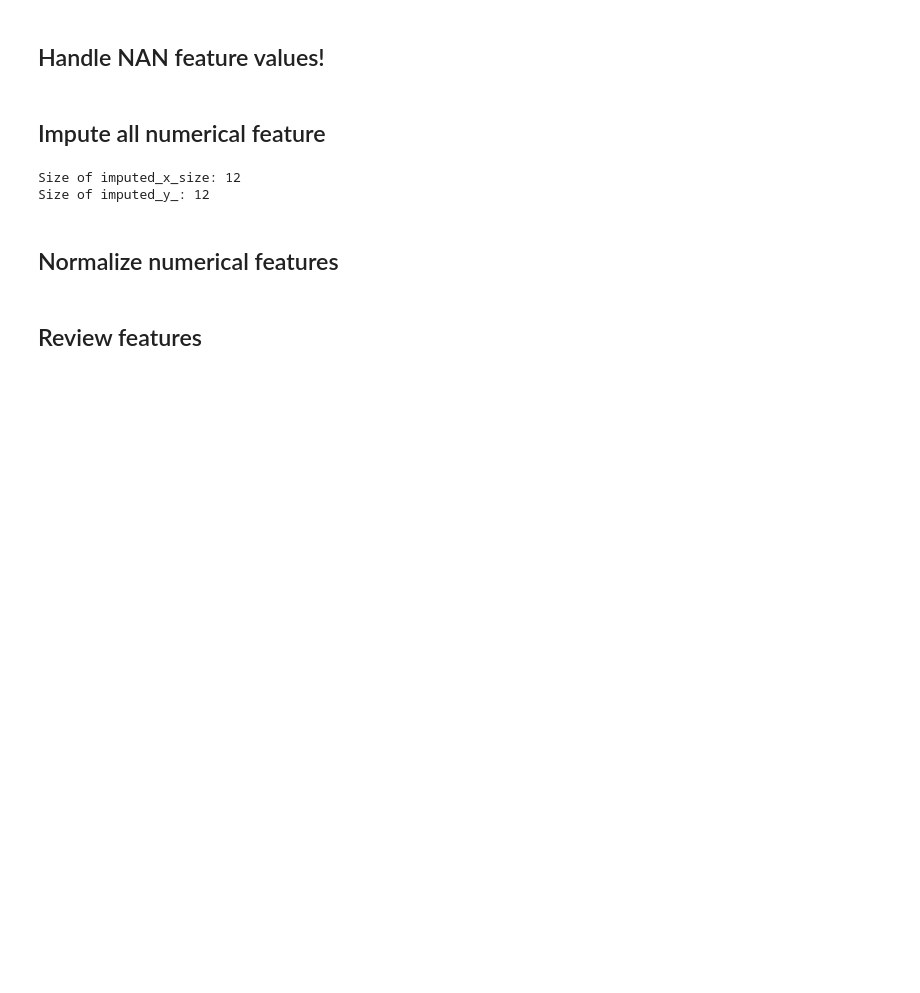
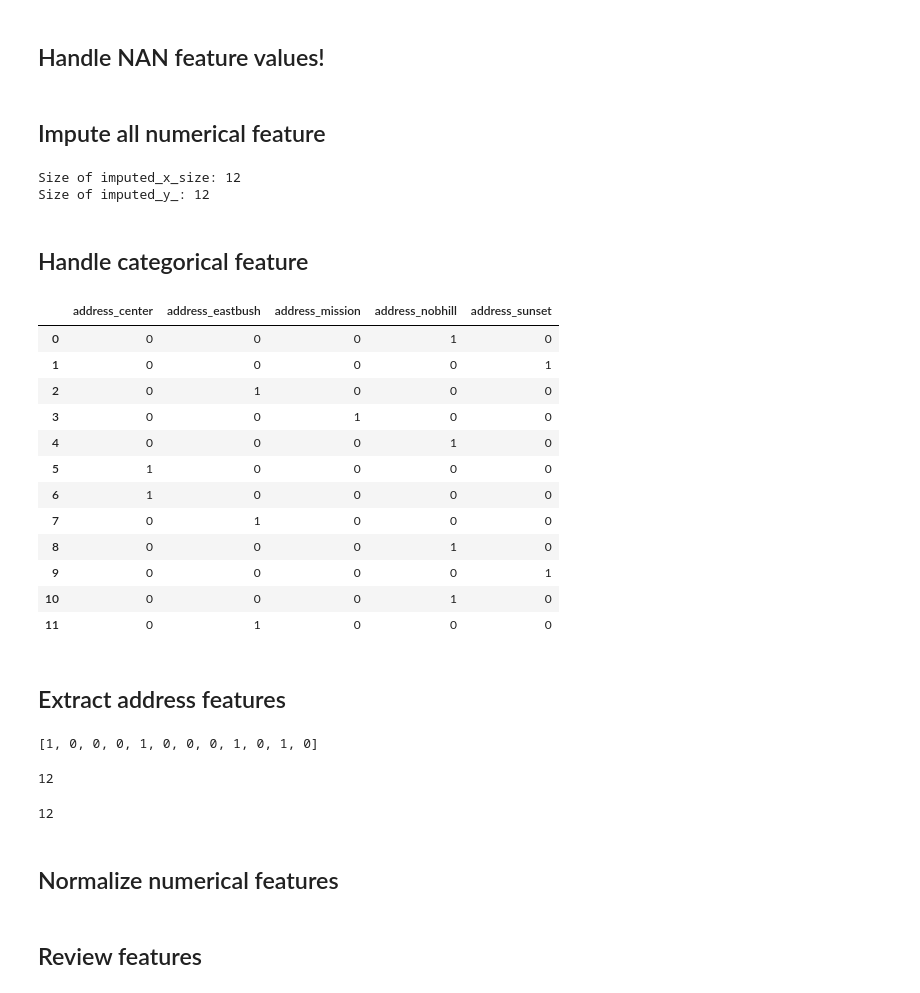
Before and after one commit to kjahan/real_estate, a Jupyter notebook: notebooks/price_predictor.ipynb, the cells around one changed output. Saved outputs shown, nothing was run; the diff lists cells and outputs as text; code cells hidden in the pictures; blank space fills up the shorter version.

```diff
--- a/notebooks/price_predictor.ipynb
+++ b/notebooks/price_predictor.ipynb
@@ -84,6 +85,10 @@ x_bath = mylist[:take_out_inx] + mylist[take_out_inx+1:]
 mylist = df['Age'].tolist()
 x_age = mylist[:take_out_inx] + mylist[take_out_inx+1:]
 
+# Extract address category column
+mylist = df['address category'].tolist()
+x_address = mylist[:take_out_inx] + mylist[take_out_inx+1:]
+
 # Extract Ask price
 mylist = df['Ask Price'].tolist()
 y_ = mylist[:take_out_inx] + mylist[take_out_inx+1:]
@@ -134,3 +141,28 @@ print("Size of imputed_y_: {}".format(len(imputed_y_)))
 # %% [output]
 Size of imputed_x_size: 12
 Size of imputed_y_: 12
+# %% [markdown]
+## Handle categorical feature
+# %%
+import pandas as pd
+
+data = pd.DataFrame({'address': x_address})
+address_fets_df = pd.get_dummies(data)
+# %%
+address_fets_df.head(20)
+# %% [output]
+|  | address_center | address_eastbush | address_mission | address_nobhill | address_sunset |
+| 0 | 0 | 0 | 0 | 1 | 0 |
+| 1 | 0 | 0 | 0 | 0 | 1 |
+| 2 | 0 | 1 | 0 | 0 | 0 |
+| 3 | 0 | 0 | 1 | 0 | 0 |
+| 4 | 0 | 0 | 0 | 1 | 0 |
+| 5 | 1 | 0 | 0 | 0 | 0 |
+| 6 | 1 | 0 | 0 | 0 | 0 |
+| 7 | 0 | 1 | 0 | 0 | 0 |
+| 8 | 0 | 0 | 0 | 1 | 0 |
+| 9 | 0 | 0 | 0 | 0 | 1 |
+| 10 | 0 | 0 | 0 | 1 | 0 |
+| 11 | 0 | 1 | 0 | 0 | 0 |
+# %% [markdown]
+## Extract address features
@@ -137,3 +175,15 @@ Size of imputed_y_: 12
+# %%
+x_address_nobhill
+# %% [output]
+[1, 0, 0, 0, 1, 0, 0, 0, 1, 0, 1, 0]
+# %%
+len(x_address_nobhill)
+# %% [output]
+12
+# %%
+len(x_size)
+# %% [output]
+12
 # %% [markdown]
 ## Normalize numerical features
 # %%
```
Also changed, not shown: parts of 17 cells of this notebook, 1 other file.
